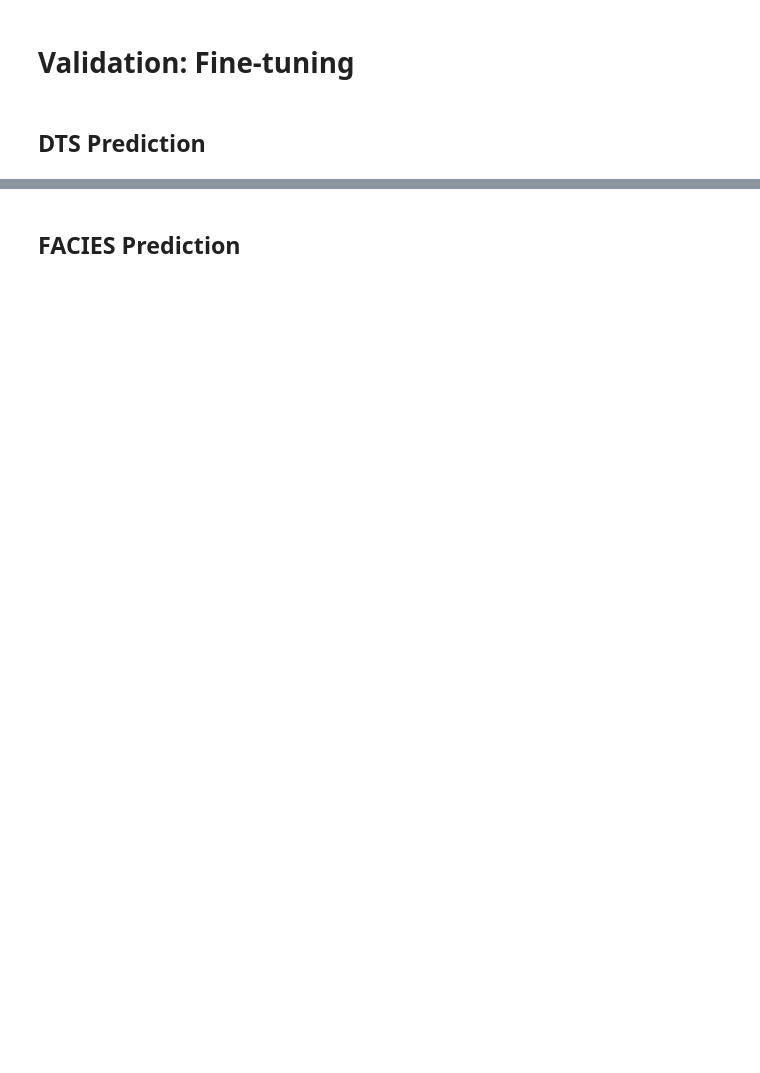
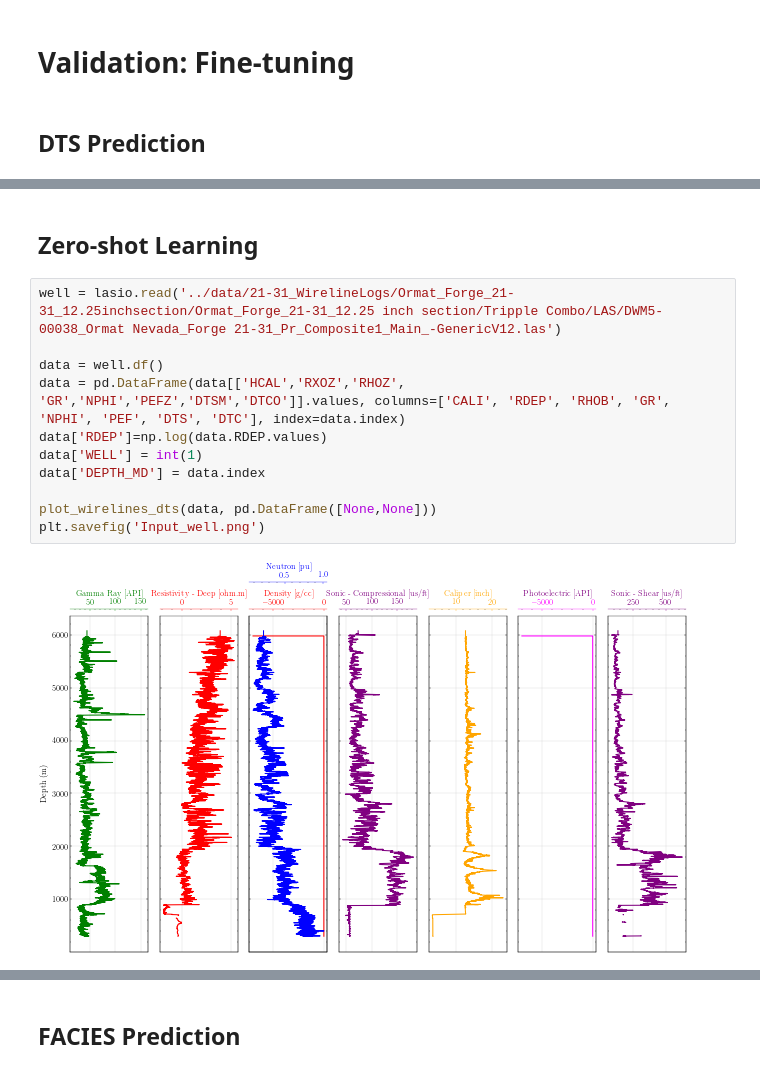
Before and after one commit to hatsyim/wireline-attention, a Jupyter notebook: notebook/01_visualization.ipynb, the cells around one changed output, grey strips where cells are left out. Drawn from its saved outputs; the diff is of its cells as text; blank space fills up the shorter version.

```diff
--- a/notebook/01_visualization.ipynb
+++ b/notebook/01_visualization.ipynb
@@ -884,0 +487,15 @@ Validation
+# %% [markdown]
+## Zero-shot Learning
+# %%
+well = lasio.read('../data/21-31_WirelineLogs/Ormat_Forge_21-31_12.25inchsection/Ormat_Forge_21-31_12.25 inch section/Tripple Combo/LAS/DWM5-00038_Ormat Nevada_Forge 21-31_Pr_Composite1_Main_-GenericV12.las')
+
+data = well.df()
+data = pd.DataFrame(data[['HCAL','RXOZ','RHOZ', 'GR','NPHI','PEFZ','DTSM','DTCO']].values, columns=['CALI', 'RDEP', 'RHOB', 'GR', 'NPHI', 'PEF', 'DTS', 'DTC'], index=data.index)
+data['RDEP']=np.log(data.RDEP.values)
+data['WELL'] = int(1)
+data['DEPTH_MD'] = data.index
+
+plot_wirelines_dts(data, pd.DataFrame([None,None]))
+plt.savefig('Input_well.png')
+# %% [output]
+[figure, added]
```
Also changed, not shown: parts of 18 cells of this notebook.
